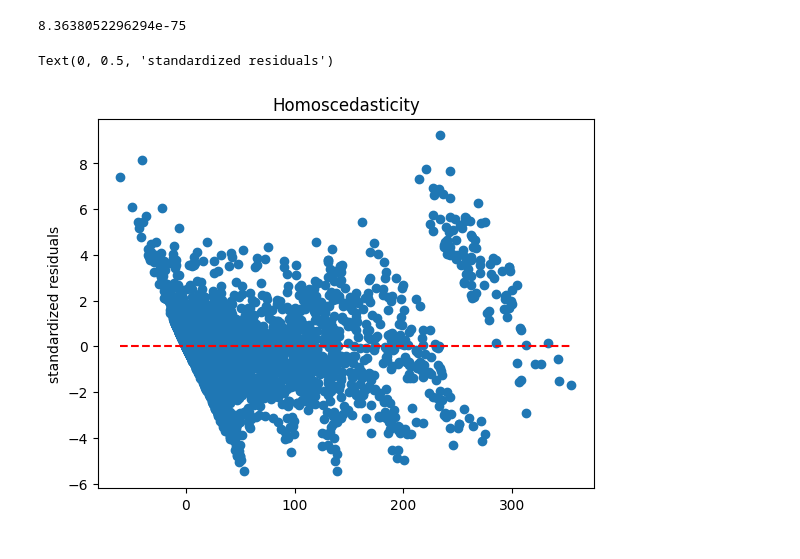
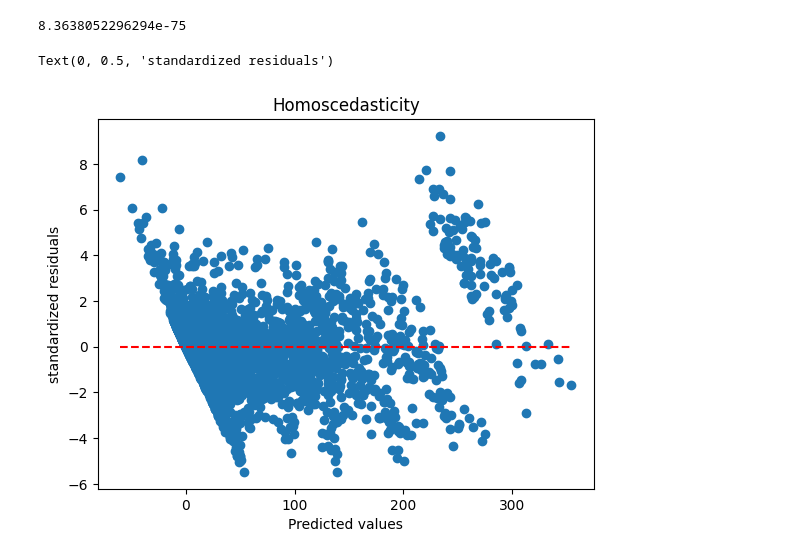
Before and after one commit to AmbroiseTHIBAULT/survey-ML-finance, a Jupyter notebook: options_pricing/notebooks/main_linear_reg.ipynb, the cells around one changed output. Saved outputs shown, nothing was run; the diff lists cells and outputs as text; code cells hidden in the pictures.

```diff
--- a/options_pricing/notebooks/main_linear_reg.ipynb
+++ b/options_pricing/notebooks/main_linear_reg.ipynb
@@ -144,8 +155,9 @@ print(p_value)
 # %%
 plt.scatter(y_pred_train, standardized_residuals)
 plt.plot([min(y_pred_train), max(y_pred_train)], [0, 0], color='red', linestyle='--')
 plt.title('Homoscedasticity')
+plt.xlabel('Predicted values')
 plt.ylabel('standardized residuals')
 # %% [output]
 Text(0, 0.5, 'standardized residuals')
-[figure, old version]
+[figure, new version]
```
Also changed, not shown: parts of 2 cells of this notebook.
